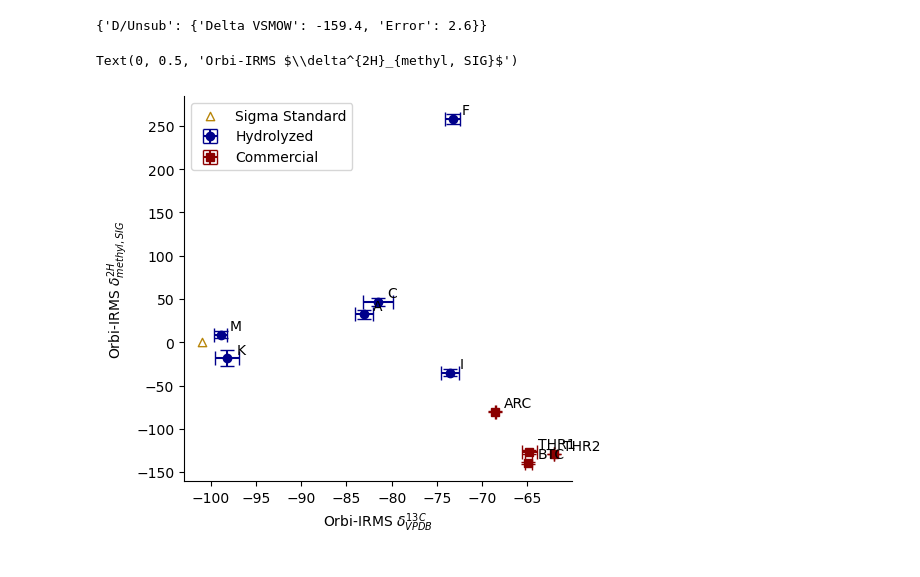
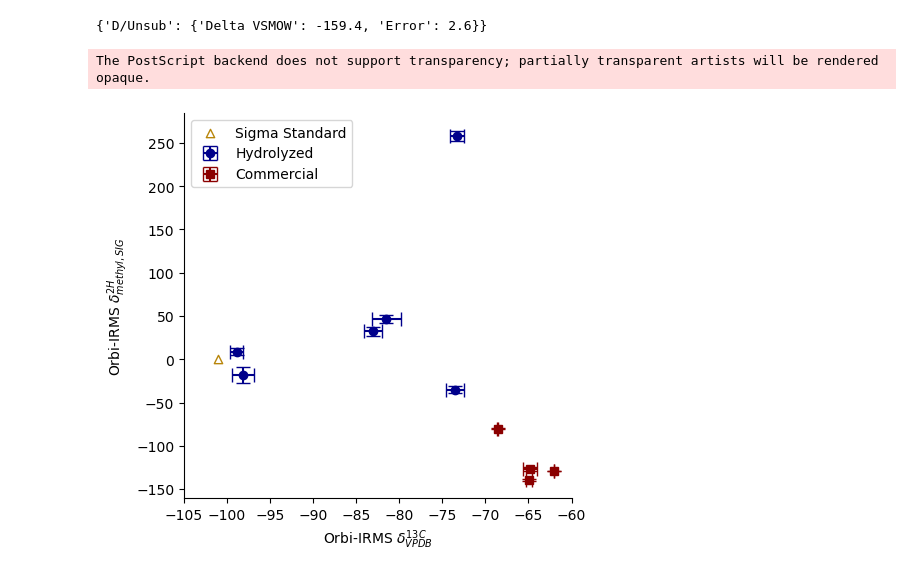
Before and after one commit to Csernica/MPA-Forensics, a Jupyter notebook: Summary Plots.ipynb, the cells around one changed output. Cells and saved outputs as stored; diff of their text form; code cells hidden in the pictures.

Commit message:
Changes to plots

```diff
--- a/Summary Plots.ipynb
+++ b/Summary Plots.ipynb
@@ -160,7 +160,7 @@ for MPAIdx, (MPAKey, MPAData) in enumerate(xDict.items()):
         crossPlot[MPAKey]['13C'] = deltaOrbiVPDB
         crossPlot[MPAKey]['13CErr'] = yDict[MPAKey]['13C/Unsub']['ER']
 
-        cAx.text(MPAData['13C/Unsub']['Delta VPDB'] -0.75,deltaOrbiVPDB + 0.75, MPAKey)
+        #cAx.text(MPAData['13C/Unsub']['Delta VPDB'] -0.75,deltaOrbiVPDB + 0.75, MPAKey)
 
 #ax.plot([-125,100],[-125,100], color = 'k', linestyle = '--',alpha = 0.3)
 cAx.set_xlim(-110,-55)
@@ -180,7 +180,7 @@ RMSD = np.sqrt(serr.mean())
 cAx.text(-75, -95, 'RMSD: ' + f'{RMSD:.2f}' + '‰')
 cAx.text(-75, -100, '$R^{2}$: ' + f'{r_value:.3f}')
 
-cAx.text(-95, -75, f'{slope:.4f}' + 'x + ' + f'{intercept:.4f}')
+cAx.text(-100, -70, f'{slope:.4f}' + 'x + ' + f'{intercept:.4f}')
 
 cAx.set_xlabel('EA-IRMS $\delta^{13C}_{VPDB}$')
 cAx.set_ylabel("Orbi-IRMS $\delta^{13C}_{VPDB}$")
@@ -195,8 +195,8 @@ for MPAIdx, (MPAKey, MPAData) in enumerate(xDict.items()):
     if MPAKey not in ['SIG']:
         deltaOrbi = yDict[MPAKey]['D/Unsub']['Delta Mean']
         deltaOrbiErr = yDict[MPAKey]['D/Unsub']['ER']
-        deltaOrbiScaled = 1.39 * deltaOrbi
-        deltaOrbiErrScaled = 1.39 * deltaOrbiErr
+        deltaOrbiScaled = 4/3 * deltaOrbi
+        deltaOrbiErrScaled = 4/3 * deltaOrbiErr
 
         deltaEAVSMOW = xDict[MPAKey]['D/Unsub']['Delta VSMOW']
         deltaEAVSMOWErr = xDict[MPAKey]['D/Unsub']['Error']
@@ -212,11 +212,13 @@ for MPAIdx, (MPAKey, MPAData) in enumerate(xDict.items()):
         if MPAKey in expSamples:
                 fmt = 'o'
                 c = 'darkblue'
+                label = 'hydrolyzed'
         else:
                 fmt = 's'
                 c = 'darkred'
+                label = 'commercial'
 
-        cAx.errorbar(deltaEAScaled, deltaOrbiScaled, xerr = deltaEAErrScaled, yerr = deltaOrbiErrScaled, fmt = fmt, c = c)
+        cAx.errorbar(deltaEAScaled, deltaOrbiScaled, xerr = deltaEAErrScaled, yerr = deltaOrbiErrScaled, fmt = fmt, c = c, label = label)
 
         hxs.append(deltaEAScaled)
         hxerr.append(deltaEAErrScaled)
@@ -226,11 +228,11 @@ for MPAIdx, (MPAKey, MPAData) in enumerate(xDict.items()):
         crossPlot[MPAKey]['2H'] = deltaOrbiScaled
         crossPlot[MPAKey]['2HErr'] = deltaOrbiErrScaled
 
-        cAx.text(deltaEAScaled -0.75,deltaOrbiScaled + 0.75, MPAKey)
+        #cAx.text(deltaEAScaled -0.75,deltaOrbiScaled + 0.75, MPAKey)
 
 #ax.plot([-125,100],[-125,100], color = 'k', linestyle = '--',alpha = 0.3)
-cAx.set_xlim(-165,300)
-cAx.set_ylim(-165,300)
+cAx.set_xlim(-180,300)
+cAx.set_ylim(-180,300)
 
 slope, intercept, r_value, p_value, std_err = stats.linregress(hxs, hys)
 poly1d_fn = np.poly1d([slope, intercept])
@@ -243,14 +245,20 @@ cAx.plot([-200,300], [-200,300], color = 'k',linestyle = '-')
 
 serr = (np.array(hys) - np.array(hxs))**2
 RMSD = np.sqrt(serr.mean())
-cAx.text(120, 0, 'RMSD: ' + f'{RMSD:.2f}' + '‰')
-cAx.text(120,-40, '$R^{2}$: ' + f'{r_value:.3f}')
+cAx.text(120, -35, 'RMSD: ' + f'{RMSD:.2f}' + '‰')
+cAx.text(120,-75, '$R^{2}$: ' + f'{r_value:.3f}')
 
 cAx.text(-50, 180, f'{slope:.4f}' + 'x + ' + f'{intercept:.4f}')
 
 cAx.set_xlabel('EA-IRMS $\delta^{2H}_{methyl, SIG}$')
 cAx.set_ylabel("Orbi-IRMS $\delta^{2H}_{methyl, SIG}$")
 
+handles, labels = cAx.get_legend_handles_labels()
+by_label = dict(zip(labels, handles))
+cAx.legend(by_label.values(), by_label.keys())
+
 plt.tight_layout()
 sns.despine()
+
+fig.savefig('Figure 3.eps')
 # %% [output]
@@ -346,11 +355,13 @@ for MPAIdx, (MPAKey, MPAData) in enumerate(xDict.items()):
         if MPAKey in expSamples:
                 fmt = 'o'
                 c = 'darkblue'
+                label = 'hydrolyzed'
         else:
                 fmt = 's'
                 c = 'darkred'
+                label = 'commercial'
 
-        cAx.errorbar(deltaEAScaled, deltaOrbiScaled, xerr = deltaEAErrScaled, yerr = deltaOrbiErrScaled, fmt = fmt, c = c)
+        cAx.errorbar(deltaEAScaled, deltaOrbiScaled, xerr = deltaEAErrScaled, yerr = deltaOrbiErrScaled, fmt = fmt, c = c, label = label)
 
         hxs.append(deltaEAScaled)
         hxerr.append(deltaEAErrScaled)
@@ -377,6 +388,10 @@ cAx.text(120,-40, '$R^{2}$: ' + f'{r_value:.3f}')
 
 cAx.text(-50, 180, f'{slope:.4f}' + 'x + ' + f'{intercept:.4f}')
 
+handles, labels = cAx.get_legend_handles_labels()
+by_label = dict(zip(labels, handles))
+cAx.legend(by_label.values(), by_label.keys())
+
 cAx.set_xlabel('EA-IRMS $\delta^{2H}_{methyl, SIG}$')
 cAx.set_ylabel("Orbi-IRMS $\delta^{2H}_{methyl, SIG}$")
 
@@ -527,33 +542,36 @@ import matplotlib
 matplotlib.rcParams.update({'errorbar.capsize': 5})
 
 fig, ax = plt.subplots(figsize = (5,5))
 
 for MPAKey, MPAData in crossPlot.items():
     if MPAKey in expSamples:
         fmt = 'o'
         c = 'darkblue'
         label = 'Hydrolyzed'
     else:
         fmt = 's'
         c = 'darkred'
         label = 'Commercial'
 
     ax.errorbar(MPAData['13C'],MPAData['2H'], xerr = MPAData['13CErr'],yerr = MPAData['2HErr'], mfc = c, fmt = fmt, mec = c, ecolor = c, capsize = 5, label = label)
 
-    ax.text(MPAData['13C']+1, MPAData['2H']+5, MPAKey)
+    #ax.text(MPAData['13C']+1, MPAData['2H']+5, MPAKey)
 
 c = 'darkgoldenrod'
 #ax.errorbar(EAData['Weighing 2023']['SIG']['13C/Unsub']['Delta VPDB'], 0, xerr = EAData['Weighing 2023']['SIG']['13C/Unsub']['Error'], yerr = 0, mfc = 'w', mec = c, ecolor = c, label = "Sigma Standard", fmt = '^', capsize = 0,markeredgewidth = 1)
 ax.scatter(EAData['Weighing 2023']['SIG']['13C/Unsub']['Delta VPDB'], 0, facecolor = 'w', edgecolor = c, label = "Sigma Standard", marker = '^')
 
 sns.despine()
 
 handles, labels = ax.get_legend_handles_labels()
 by_label = dict(zip(labels, handles))
 ax.legend(by_label.values(), by_label.keys())
 
 ax.set_xlabel("Orbi-IRMS $\delta^{13C}_{VPDB}$")
 ax.set_ylabel("Orbi-IRMS $\delta^{2H}_{methyl, SIG}$")
+ax.set_xlim(-105,-60)
+
+fig.savefig("Figure 4.eps", bbox_inches = 'tight')
 # %% [output]
-Text(0, 0.5, 'Orbi-IRMS $\\delta^{2H}_{methyl, SIG}$')
+The PostScript backend does not support transparency; partially transparent artists will be rendered opaque.
-[figure, old version]
+[figure, new version]
```
Also changed, not shown: parts of 3 cells of this notebook, 2 other files.
